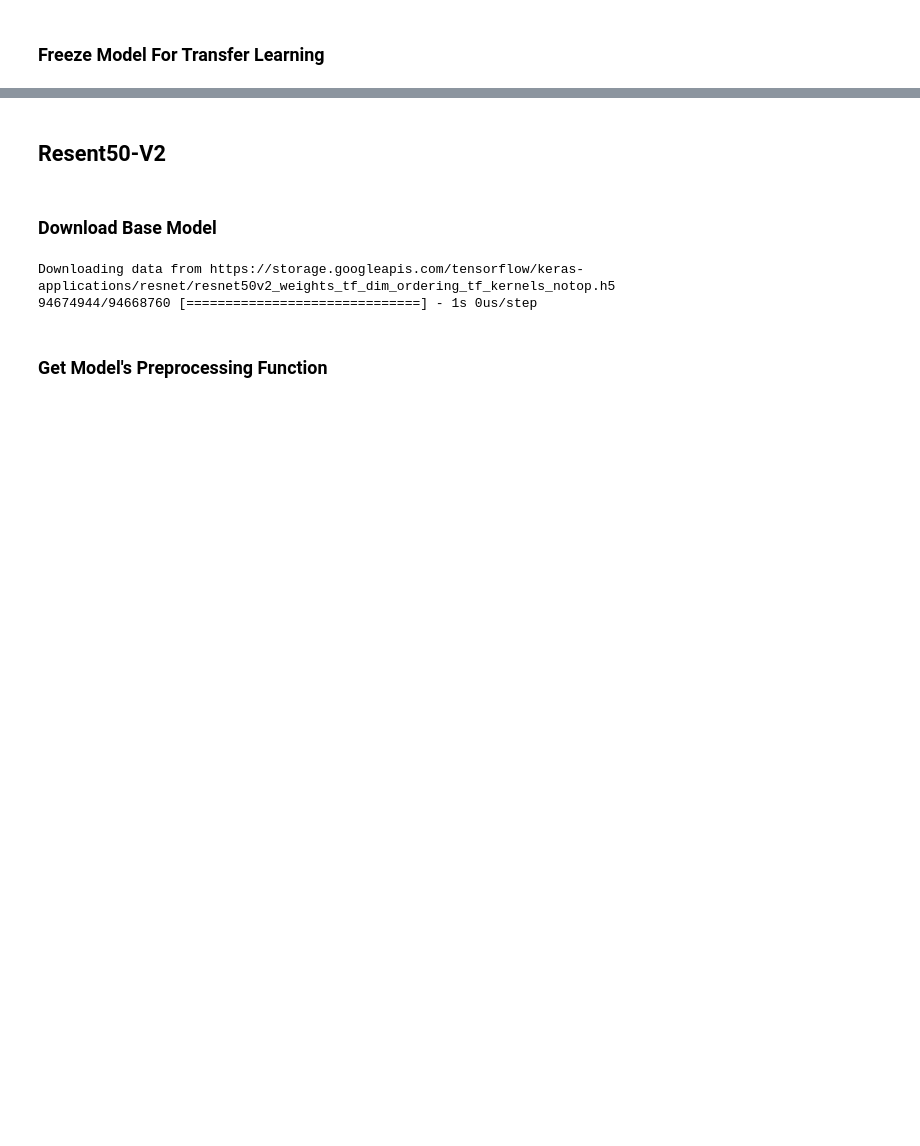
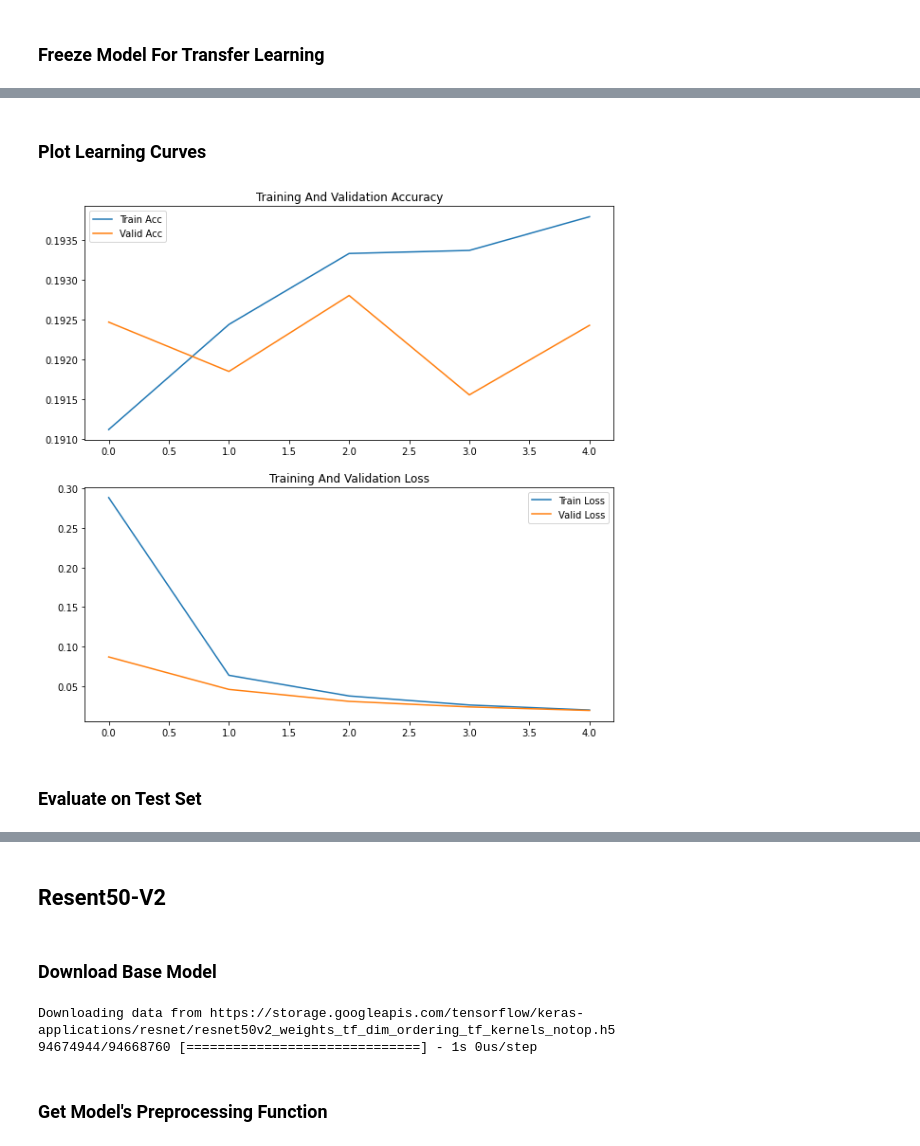
Before and after one commit to splAcharya/Transfer_Learning_Comparision, a Jupyter notebook: transfer_learning_comparision.ipynb, the cells around one changed output, grey strips where cells are left out. Cells and saved outputs as stored; diff of their text form; code cells hidden in the pictures; blank space fills up the shorter version.

Commit message:
Created using Colaboratory:- Inception v3 not working, redo it again, maybe use CV2 resize ?

```diff
--- a/transfer_learning_comparision.ipynb
+++ b/transfer_learning_comparision.ipynb
@@ -443,0 +435,14 @@ image_batch, label_batch = next(iter(train_ds))
+# %%
+#create model
+inputs = tf.keras.Input(shape=(IMAGE_SHAPE))
+x = tf.keras.layers.experimental.preprocessing.Resizing(height=75,width=75)(inputs)
+x = tf.keras.applications.inception_v3.preprocess_input(x)
+x = base_model_inceptionv3(x)
+outputs = tf.keras.layers.Dense(units=len(class_names),activation='softmax')(x)
+model_inceptionv3 = tf.keras.Model(inputs,outputs)
+# %%
+#complie model
+base_learning_rate = 0.0001
+model_inceptionv3.compile(optimizer=tf.keras.optimizers.Adam(learning_rate=base_learning_rate),
+                          loss=tf.keras.losses.SparseCategoricalCrossentropy(from_logits=False),
+                          metrics=['accuracy'])
@@ -449,0 +487,6 @@ TensorShape([32, 1, 1, 2048])
+# %%
+#train model
+inital_epochs = 5
+history_inceptionv3 = model_inceptionv3.fit(train_ds,
+                                            epochs = inital_epochs,
+                                            validation_data=valid_ds)
@@ -449,0 +504,29 @@ TensorShape([32, 1, 1, 2048])
+# %% [markdown]
+### Plot Learning Curves
+# %%
+#get training accuracy and loss from history
+train_acc = history_inceptionv3.history['accuracy']
+train_loss = history_inceptionv3.history['loss']
+
+#get validation accuracy and loss from history
+valid_acc = history_inceptionv3.history['val_accuracy']
+valid_loss = history_inceptionv3.history['val_loss']
+# %%
+#plot
+fig, ax = plt.subplots(2,1,figsize=(10,10))
+
+ax[0].plot(train_acc,label="Train Acc")
+ax[0].plot(valid_acc,label="Valid Acc")
+ax[0].title.set_text("Training And Validation Accuracy")
+ax[0].legend(loc='best')
+
+ax[1].plot(train_loss,label="Train Loss")
+ax[1].plot(valid_loss,label="Valid Loss")
+ax[1].title.set_text("Training And Validation Loss")
+ax[1].legend(loc='best')
+
+plt.show()
+# %% [output]
+[figure, added]
+# %% [markdown]
+### Evaluate on Test Set
```
Also changed, not shown: parts of 26 cells of this notebook.
